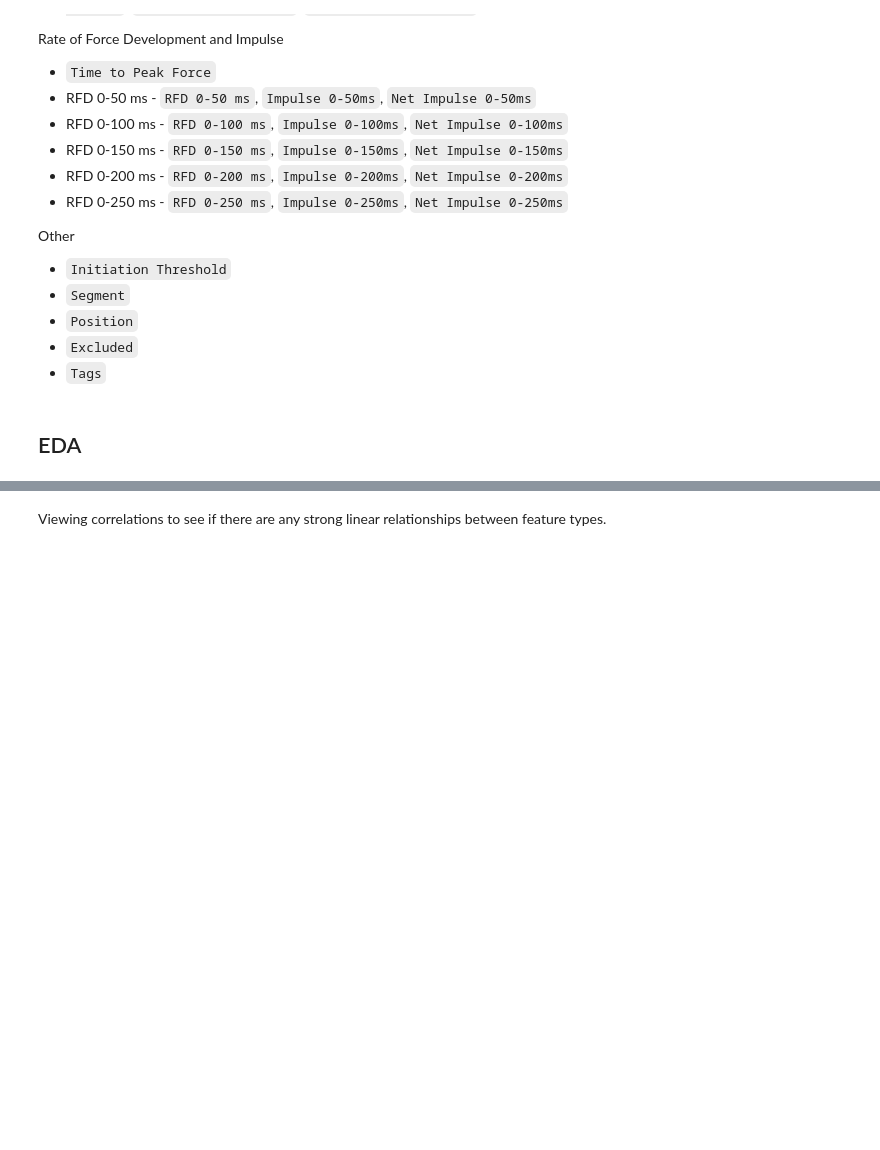
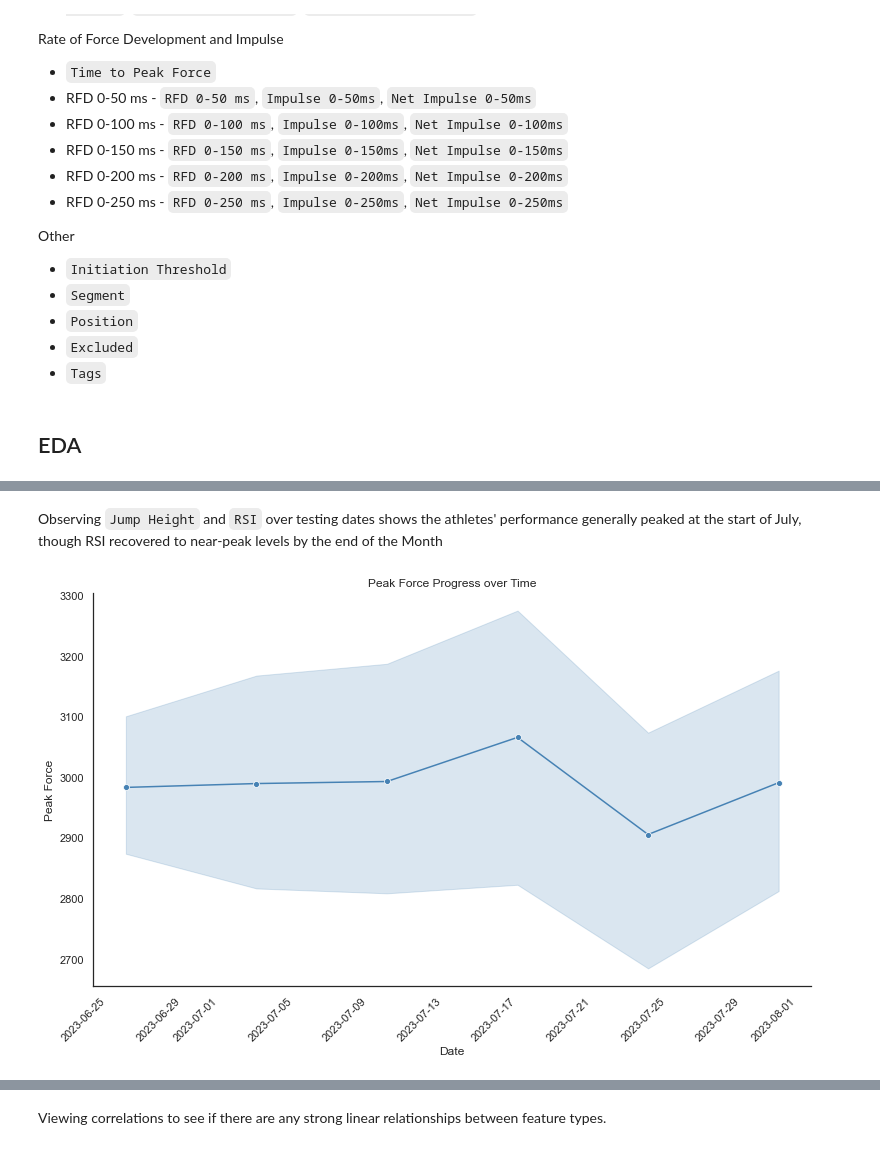
Before and after one commit to mithilguru/Illinois-Strength-Trends, a Jupyter notebook: StrengthTesting-July-2023.ipynb, the cells around one changed output, grey strips where cells are left out. Cells and saved outputs as stored; diff of their text form; code cells hidden in the pictures; blank space fills up the shorter version.

```diff
--- a/StrengthTesting-July-2023.ipynb
+++ b/StrengthTesting-July-2023.ipynb
@@ -179,0 +228,20 @@ Other
+# %% [markdown]
+Observing `Jump Height` and `RSI` over testing dates shows the athletes' performance generally peaked at the start of July, though RSI recovered to near-peak levels by the end of the Month
+# %%
+# peak force visual
+sns.set(style = "white")
+plt.figure(figsize = (11, 7))
+
+ax = sns.lineplot(x = 'Date', y = 'Peak Force', data = ISO, marker = 'o', color = "steelblue" )
+
+sns.despine()
+
+plt.xlabel('Date')
+plt.ylabel('Peak Force')
+plt.title('Peak Force Progress over Time')
+plt.xticks(rotation = 45, ha = 'right')
+
+plt.tight_layout()
+plt.show()
+# %% [output]
+[figure, added]
```
Also changed, not shown: parts of 20 cells of this notebook.
